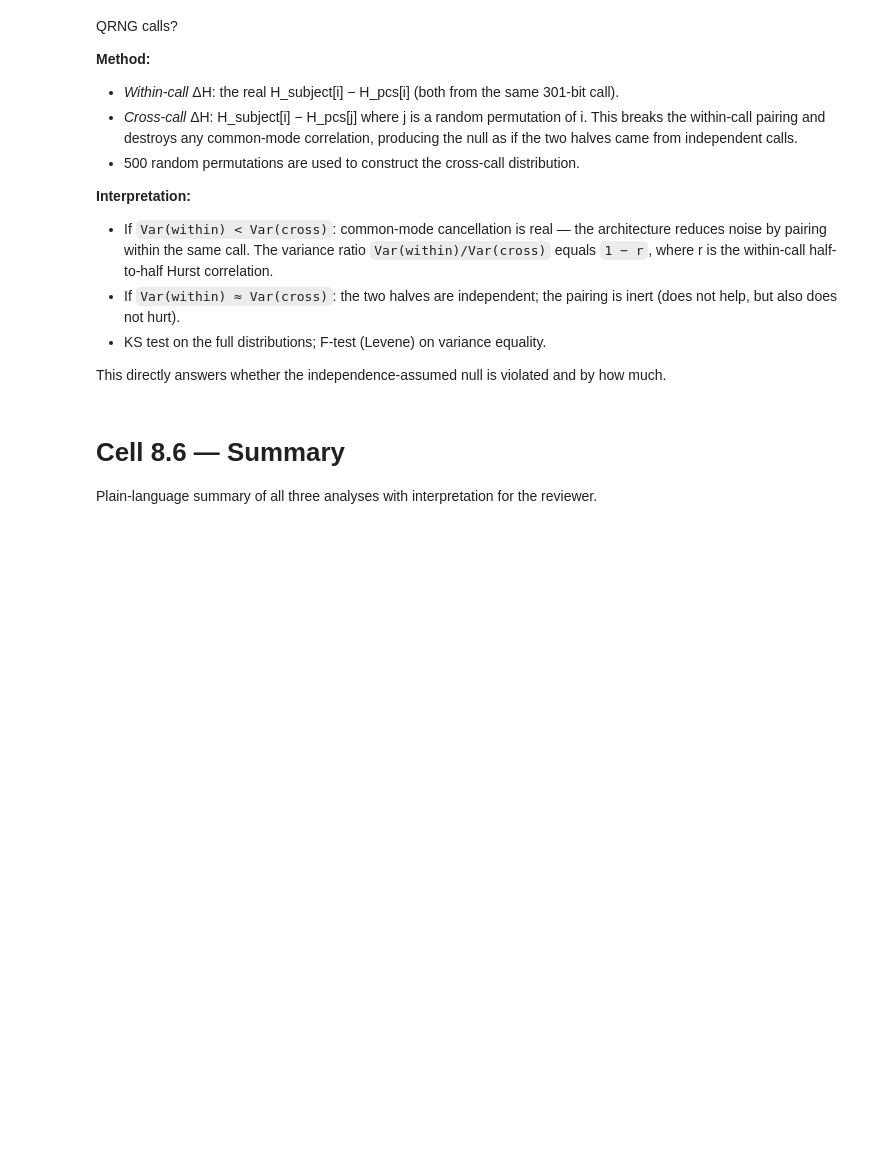
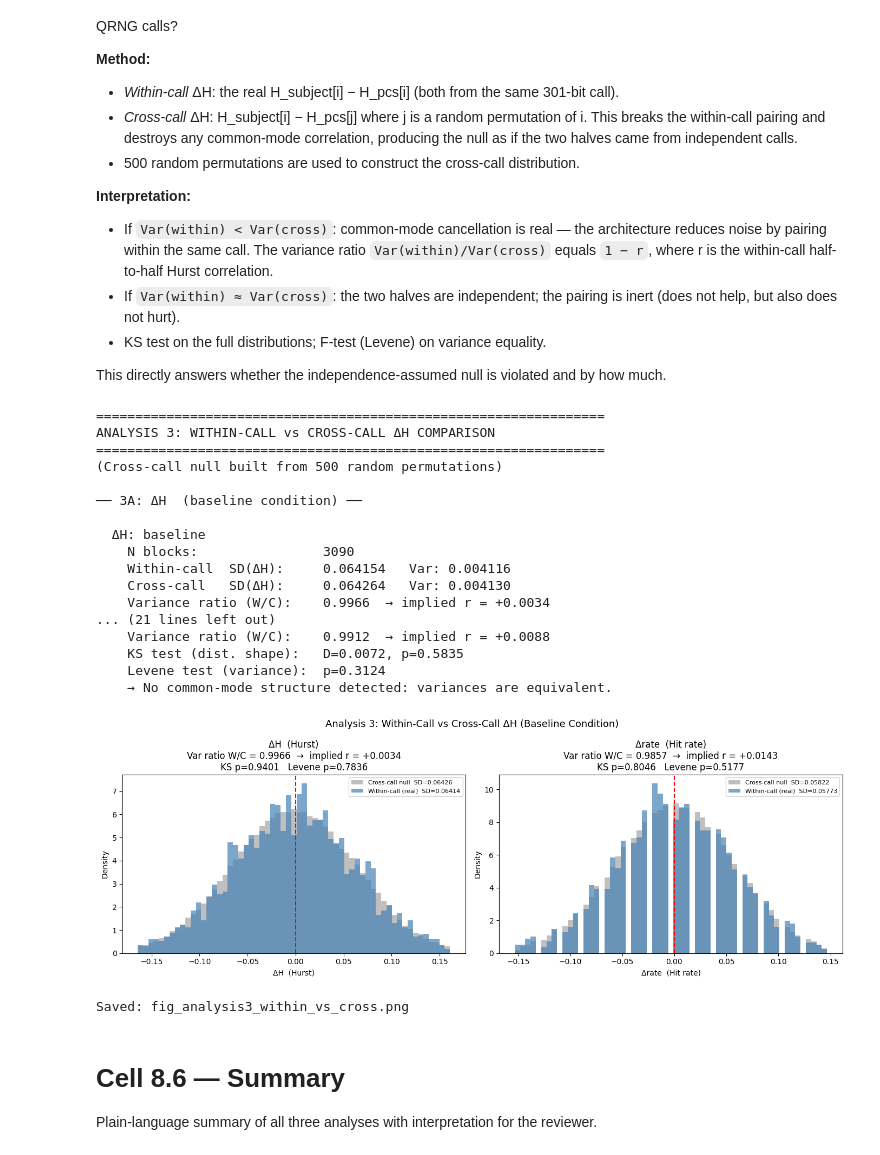
Before and after one commit to catboxer/Beyond-The-Mean, a Jupyter notebook: analysis/Exp4_Notebook1_Zen_Paired_Control_Stream_Design_Validation.ipynb, the cells around one changed output. Saved outputs shown, nothing was run; the diff lists cells and outputs as text; code cells hidden in the pictures; blank space fills up the shorter version.

```diff
--- a/analysis/Exp4_Notebook1_Zen_Paired_Control_Stream_Design_Validation.ipynb
+++ b/analysis/Exp4_Notebook1_Zen_Paired_Control_Stream_Design_Validation.ipynb
@@ -2107,6 +2174,7 @@ N_PERM_CROSS = 500  # permutations to build the cross-call distribution
 rng2 = default_rng(42)
 
 def within_vs_cross(hs, hd, label, n_perm=N_PERM_CROSS):
+    metric = label.split(':')[0].strip()
     """
     hs, hd: arrays of H_subject and H_pcs (aligned, same call).
     Returns within-call deltas and pooled cross-call deltas.
@@ -2137,8 +2205,8 @@ def within_vs_cross(hs, hd, label, n_perm=N_PERM_CROSS):
 
     print(f'\n  {label}')
     print(f'    N blocks:                {n}')
-    print(f'    Within-call  SD(ΔH):     {sd_w:.6f}   Var: {var_w:.6f}')
-    print(f'    Cross-call   SD(ΔH):     {sd_c:.6f}   Var: {var_c:.6f}')
+    print(f'    Within-call  SD({metric}):     {sd_w:.6f}   Var: {var_w:.6f}')
+    print(f'    Cross-call   SD({metric}):     {sd_c:.6f}   Var: {var_c:.6f}')
     print(f'    Variance ratio (W/C):    {var_ratio:.4f}  → implied r = {implied_r:+.4f}')
     print(f'    KS test (dist. shape):   D={ks_stat:.4f}, p={p_ks:.4f}')
     print(f'    Levene test (variance):  p={p_lev:.4f}')
@@ -2195,33 +2263,53 @@ plot_pairs = [
     (axes[1], r3b, 'Δrate  (Hit rate)'),
 ]
 for ax, res, title in plot_pairs:
     all_vals = np.concatenate([res['dH_within'], res['dH_cross']])
     bins = np.linspace(np.percentile(all_vals, 0.5), np.percentile(all_vals, 99.5), 60)
 
     # cross-call: sample same N as within-call for fair visual comparison
     n_w = len(res['dH_within'])
     cross_sample = rng2.choice(res['dH_cross'], size=min(n_w * 50, len(res['dH_cross'])), replace=False)
 
     ax.hist(cross_sample, bins=bins, alpha=0.5, color='grey', label=f'Cross-call null  SD={np.std(cross_sample):.5f}',
             density=True)
     ax.hist(res['dH_within'], bins=bins, alpha=0.7, color='steelblue',
             label=f'Within-call (real)  SD={np.std(res["dH_within"]):.5f}', density=True)
     ax.axvline(0, color='red', linewidth=1.5, linestyle='--')
 
     var_r = res['var_ratio']
     imp_r = res['implied_r']
     ax.set_title(
         f'{title}\n'
         f'Var ratio W/C = {var_r:.4f}  →  implied r = {imp_r:+.4f}\n'
         f'KS p={res["p_ks"]:.4f}   Levene p={res["p_lev"]:.4f}'
     )
     ax.set_xlabel(title); ax.set_ylabel('Density')
     ax.legend(fontsize=8)
 
 plt.tight_layout()
 plt.savefig('fig_analysis3_within_vs_cross.png', dpi=150)
 plt.show()
 print('Saved: fig_analysis3_within_vs_cross.png')
+# %% [output]
+=================================================================
+ANALYSIS 3: WITHIN-CALL vs CROSS-CALL ΔH COMPARISON
+=================================================================
+(Cross-call null built from 500 random permutations)
+
+── 3A: ΔH  (baseline condition) ──
+
+  ΔH: baseline
+    N blocks:                3090
+    Within-call  SD(ΔH):     0.064154   Var: 0.004116
+    Cross-call   SD(ΔH):     0.064264   Var: 0.004130
+    Variance ratio (W/C):    0.9966  → implied r = +0.0034
+... (21 lines left out)
+    Variance ratio (W/C):    0.9912  → implied r = +0.0088
+    KS test (dist. shape):   D=0.0072, p=0.5835
+    Levene test (variance):  p=0.3124
+    → No common-mode structure detected: variances are equivalent.
+[figure, added]
+Saved: fig_analysis3_within_vs_cross.png
 # %% [markdown]
 # Cell 8.6 — Summary
 
```
Also changed, not shown: parts of 24 cells of this notebook, 1 other file.
